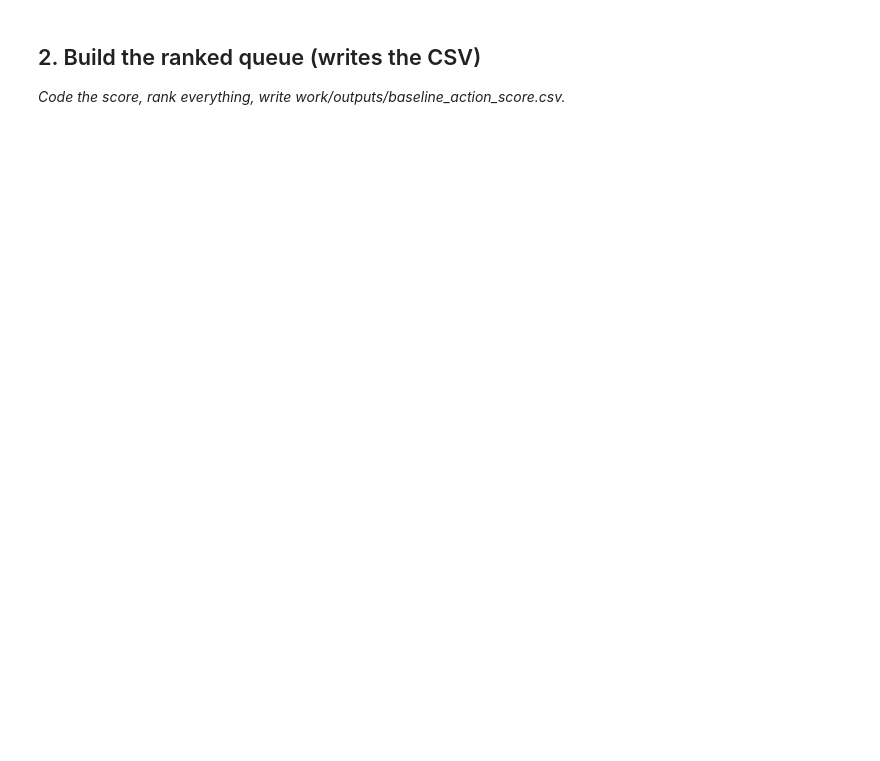
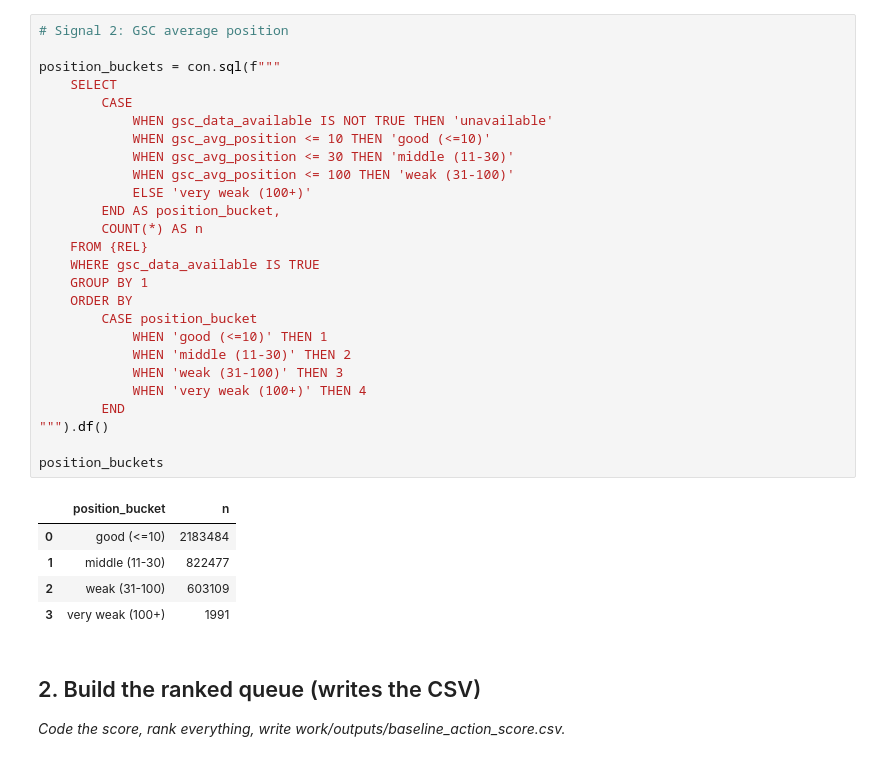
Before and after one commit to ankita0531/ML, a Jupyter notebook: work/notebooks/w04_baseline_score.ipynb, the cells around one changed output. Drawn from its saved outputs; the diff is of its cells as text; blank space fills up the shorter version.

```diff
--- a/work/notebooks/w04_baseline_score.ipynb
+++ b/work/notebooks/w04_baseline_score.ipynb
@@ -16,3 +101,35 @@ This skeleton is yours to fill. Work the sections **in order** — each one has
+# %%
+# Signal 2: GSC average position
+
+position_buckets = con.sql(f"""
+    SELECT
+        CASE
+            WHEN gsc_data_available IS NOT TRUE THEN 'unavailable'
+            WHEN gsc_avg_position <= 10 THEN 'good (<=10)'
+            WHEN gsc_avg_position <= 30 THEN 'middle (11-30)'
+            WHEN gsc_avg_position <= 100 THEN 'weak (31-100)'
+            ELSE 'very weak (100+)'
+        END AS position_bucket,
+        COUNT(*) AS n
+    FROM {REL}
+    WHERE gsc_data_available IS TRUE
+    GROUP BY 1
+    ORDER BY
+        CASE position_bucket
+            WHEN 'good (<=10)' THEN 1
+            WHEN 'middle (11-30)' THEN 2
+            WHEN 'weak (31-100)' THEN 3
+            WHEN 'very weak (100+)' THEN 4
+        END
+""").df()
+
+position_buckets
+# %% [output]
+|  | position_bucket | n |
+| 0 | good (<=10) | 2183484 |
+| 1 | middle (11-30) | 822477 |
+| 2 | weak (31-100) | 603109 |
+| 3 | very weak (100+) | 1991 |
 # %% [markdown]
 ## 2. Build the ranked queue (writes the CSV)
 
```
Also changed, not shown: parts of 17 cells of this notebook.
